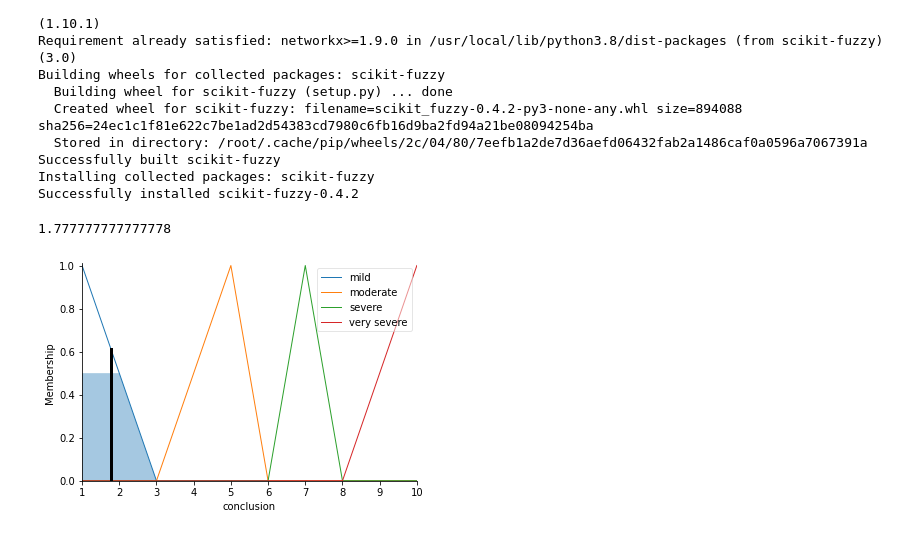
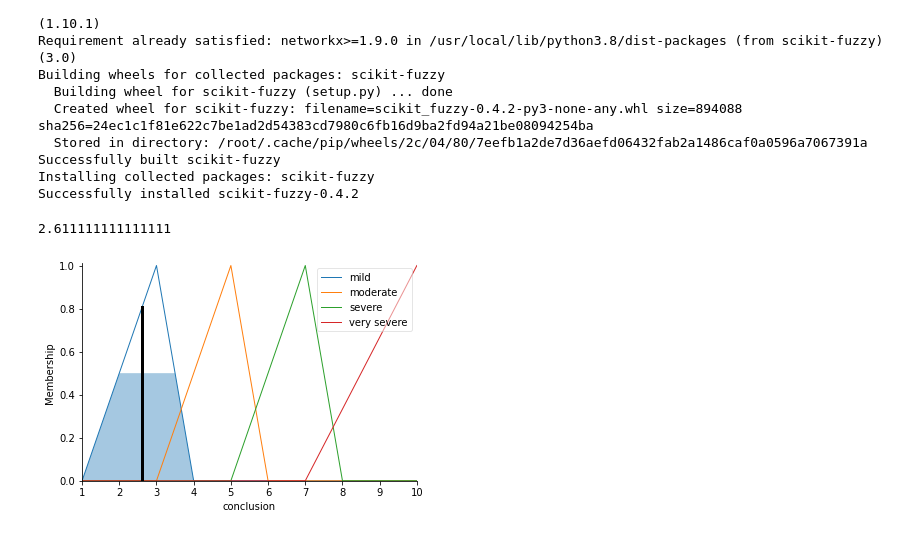
Before and after one commit to doanthanhnam1/DoanThanhNam, a Jupyter notebook: BTVN_1.ipynb, the cells around one changed output. Drawn from its saved outputs; the diff is of its cells as text; code cells hidden in the pictures.

```diff
--- a/BTVN_1.ipynb
+++ b/BTVN_1.ipynb
@@ -37,65 +37,65 @@ MP= ctrl.Antecedent(np.arange(1,11,1),'MP')
 conclusion= ctrl.Consequent(np.arange(1,11,1),'conclusion')
 
 
-fever['mild']=fuzz.trimf(fever.universe,[1,1,3])
+fever['mild']=fuzz.trimf(fever.universe,[1,3,4])
 fever['moderate']=fuzz.trimf(fever.universe,[3,5,6])
-fever['severe']=fuzz.trimf(fever.universe,[6,7,8])
-fever['very severe']=fuzz.trimf(fever.universe,[8,10,10])
+fever['severe']=fuzz.trimf(fever.universe,[5,7,8])
+fever['very severe']=fuzz.trimf(fever.universe,[7,10,10])
 
-headache['mild']=fuzz.trimf(headache.universe,[1,1,3])
+headache['mild']=fuzz.trimf(headache.universe,[1,3,4])
 headache['moderate']=fuzz.trimf(headache.universe,[3,5,6])
-headache['severe']=fuzz.trimf(headache.universe,[6,7,8])
-headache['very severe']=fuzz.trimf(headache.universe,[8,10,10])
+headache['severe']=fuzz.trimf(headache.universe,[5,7,8])
+headache['very severe']=fuzz.trimf(headache.universe,[7,10,10])
 
-nausea['mild']=fuzz.trimf(nausea.universe,[1,1,3])
+nausea['mild']=fuzz.trimf(nausea.universe,[1,3,4])
 nausea['moderate']=fuzz.trimf(nausea.universe,[3,5,6])
-nausea['severe']=fuzz.trimf(nausea.universe,[6,7,8])
-nausea['very severe']=fuzz.trimf(nausea.universe,[8,10,10])
+nausea['severe']=fuzz.trimf(nausea.universe,[5,7,8])
+nausea['very severe']=fuzz.trimf(nausea.universe,[7,10,10])
 
 vomiting['mild']=fuzz.trimf(vomiting.universe,[1,1,3])
 vomiting['moderate']=fuzz.trimf(vomiting.universe,[3,5,6])
-vomiting['severe']=fuzz.trimf(vomiting.universe,[6,7,8])
-vomiting['very severe']=fuzz.trimf(vomiting.universe,[8,10,10])
+vomiting['severe']=fuzz.trimf(vomiting.universe,[5,7,8])
+vomiting['very severe']=fuzz.trimf(vomiting.universe,[7,10,10])
 
-jaundice['mild']=fuzz.trimf(jaundice.universe,[1,1,3])
+jaundice['mild']=fuzz.trimf(jaundice.universe,[1,3,4])
 jaundice['moderate']=fuzz.trimf(jaundice.universe,[3,5,6])
-jaundice['severe']=fuzz.trimf(jaundice.universe,[6,7,8])
-jaundice['very severe']=fuzz.trimf(jaundice.universe,[8,10,10])
+jaundice['severe']=fuzz.trimf(jaundice.universe,[5,7,8])
+jaundice['very severe']=fuzz.trimf(jaundice.universe,[7,10,10])
 
-enlargedLiver['mild']=fuzz.trimf(enlargedLiver.universe,[1,1,3])
+enlargedLiver['mild']=fuzz.trimf(enlargedLiver.universe,[1,3,4])
 enlargedLiver['moderate']=fuzz.trimf(enlargedLiver.universe,[3,5,6])
-enlargedLiver['severe']=fuzz.trimf(enlargedLiver.universe,[6,7,8])
-enlargedLiver['very severe']=fuzz.trimf(enlargedLiver.universe,[8,10,10])
+enlargedLiver['severe']=fuzz.trimf(enlargedLiver.universe,[5,7,8])
+enlargedLiver['very severe']=fuzz.trimf(enlargedLiver.universe,[7,10,10])
 
-jointPain['mild']=fuzz.trimf(jointPain.universe,[1,1,3])
+jointPain['mild']=fuzz.trimf(jointPain.universe,[1,3,4])
 jointPain['moderate']=fuzz.trimf(jointPain.universe,[3,5,6])
-jointPain['severe']=fuzz.trimf(jointPain.universe,[6,7,8])
-jointPain['very severe']=fuzz.trimf(jointPain.universe,[8,10,10])
+jointPain['severe']=fuzz.trimf(jointPain.universe,[5,7,8])
+jointPain['very severe']=fuzz.trimf(jointPain.universe,[7,10,10])
 
-bodyWeakness['mild']=fuzz.trimf(bodyWeakness.universe,[1,1,3])
+bodyWeakness['mild']=fuzz.trimf(bodyWeakness.universe,[1,3,4])
 bodyWeakness['moderate']=fuzz.trimf(bodyWeakness.universe,[3,5,6])
-bodyWeakness['severe']=fuzz.trimf(bodyWeakness.universe,[6,7,8])
-bodyWeakness['very severe']=fuzz.trimf(bodyWeakness.universe,[8,10,10])
+bodyWeakness['severe']=fuzz.trimf(bodyWeakness.universe,[5,7,8])
+bodyWeakness['very severe']=fuzz.trimf(bodyWeakness.universe,[7,10,10])
 
-dizziness['mild']=fuzz.trimf(dizziness.universe,[1,1,3])
+dizziness['mild']=fuzz.trimf(dizziness.universe,[1,3,4])
 dizziness['moderate']=fuzz.trimf(dizziness.universe,[3,5,6])
-dizziness['severe']=fuzz.trimf(dizziness.universe,[6,7,8])
-dizziness['very severe']=fuzz.trimf(dizziness.universe,[8,10,10])
+dizziness['severe']=fuzz.trimf(dizziness.universe,[5,7,8])
+dizziness['very severe']=fuzz.trimf(dizziness.universe,[7,10,10])
 
-lossOfAppetite['mild']=fuzz.trimf(lossOfAppetite.universe,[1,1,3])
+lossOfAppetite['mild']=fuzz.trimf(lossOfAppetite.universe,[1,3,4])
 lossOfAppetite['moderate']=fuzz.trimf(lossOfAppetite.universe,[3,5,6])
-lossOfAppetite['severe']=fuzz.trimf(lossOfAppetite.universe,[6,7,8])
-lossOfAppetite['very severe']=fuzz.trimf(lossOfAppetite.universe,[8,10,10])
+lossOfAppetite['severe']=fuzz.trimf(lossOfAppetite.universe,[5,7,8])
+lossOfAppetite['very severe']=fuzz.trimf(lossOfAppetite.universe,[7,10,10])
 
-MP['mild']=fuzz.trimf(MP.universe,[1,1,3])
+MP['mild']=fuzz.trimf(MP.universe,[1,3,4])
 MP['moderate']=fuzz.trimf(MP.universe,[3,5,6])
-MP['severe']=fuzz.trimf(MP.universe,[6,7,8])
-MP['very severe']=fuzz.trimf(MP.universe,[8,10,10])
+MP['severe']=fuzz.trimf(MP.universe,[5,7,8])
+MP['very severe']=fuzz.trimf(MP.universe,[7,10,10])
 
-conclusion['mild']=fuzz.trimf(conclusion.universe,[1,1,3])
+conclusion['mild']=fuzz.trimf(conclusion.universe,[1,3,4])
 conclusion['moderate']=fuzz.trimf(conclusion.universe,[3,5,6])
-conclusion['severe']=fuzz.trimf(conclusion.universe,[6,7,8])
-conclusion['very severe']=fuzz.trimf(conclusion.universe,[8,10,10])
+conclusion['severe']=fuzz.trimf(conclusion.universe,[5,7,8])
+conclusion['very severe']=fuzz.trimf(conclusion.universe,[7,10,10])
 
 
 rule1 = ctrl.Rule(fever['mild']&headache['mild']&nausea['mild']&vomiting['mild']&jaundice['mild']&enlargedLiver['mild']&jointPain['mild']&bodyWeakness['mild']&dizziness['severe']&lossOfAppetite['mild']&MP['mild'],conclusion['mild'])
@@ -110,32 +110,32 @@ rule9 = ctrl.Rule(fever['moderate']&headache['mild']&nausea['moderate']&vomiting
 rule10 = ctrl.Rule(fever['mild']&headache['mild']&nausea['moderate']&vomiting['moderate']&jaundice['mild']&enlargedLiver['moderate']&jointPain['mild']&bodyWeakness['mild']&dizziness['mild']&lossOfAppetite['mild']&MP['mild'],conclusion['mild'])
 rule11 = ctrl.Rule(fever['severe']&headache['severe']&nausea['severe']&vomiting['severe']&jaundice['severe']&enlargedLiver['severe']&jointPain['severe']&bodyWeakness['very severe']&dizziness['severe']&lossOfAppetite['severe']&MP['moderate'],conclusion['very severe'])
 rule12 = ctrl.Rule(fever['moderate']&headache['severe']&nausea['moderate']&vomiting['severe']&jaundice['moderate']&enlargedLiver['severe']&jointPain['moderate']&bodyWeakness['severe']&dizziness['moderate']&lossOfAppetite['mild']&MP['moderate'],conclusion['severe'])
 rule13 = ctrl.Rule(fever['mild']&headache['moderate']&nausea['moderate']&vomiting['moderate']&jaundice['mild']&enlargedLiver['mild']&jointPain['mild']&bodyWeakness['moderate']&dizziness['mild']&lossOfAppetite['moderate']&MP['moderate'],conclusion['moderate'])
 rule14 = ctrl.Rule(fever['severe']&headache['severe']&nausea['moderate']&vomiting['severe']&jaundice['severe']&enlargedLiver['severe']&jointPain['severe']&bodyWeakness['severe']&dizziness['moderate']&lossOfAppetite['moderate']&MP['severe'],conclusion['severe'])
 rule15 = ctrl.Rule(fever['mild']&headache['mild']&nausea['mild']&vomiting['moderate']&jaundice['mild']&enlargedLiver['mild']&jointPain['mild']&bodyWeakness['severe']&dizziness['mild']&lossOfAppetite['severe']&MP['moderate'],conclusion['severe'])
 rule16 = ctrl.Rule(fever['very severe']&headache['moderate']&nausea['mild']&vomiting['moderate']&jaundice['severe']&enlargedLiver['moderate']&jointPain['mild']&bodyWeakness['very severe']&dizziness['severe']&lossOfAppetite['mild']&MP['moderate'],conclusion['very severe'])
 rule17 = ctrl.Rule(fever['mild']&headache['very severe']&nausea['moderate']&vomiting['moderate']&jaundice['mild']&enlargedLiver['moderate']&jointPain['mild']&bodyWeakness['moderate']&dizziness['very severe']&lossOfAppetite['mild']&MP['moderate'],conclusion['very severe'])
 rule18 = ctrl.Rule(fever['moderate']&headache['very severe']&nausea['very severe']&vomiting['mild']&jaundice['severe']&enlargedLiver['severe']&jointPain['moderate']&bodyWeakness['severe']&dizziness['very severe']&lossOfAppetite['very severe']&MP['severe'],conclusion['very severe'])
 rule19 = ctrl.Rule(fever['moderate']&headache['moderate']&nausea['moderate']&vomiting['moderate']&jaundice['mild']&enlargedLiver['mild']&jointPain['moderate']&bodyWeakness['moderate']&dizziness['moderate']&lossOfAppetite['moderate']&MP['moderate'],conclusion['moderate'])
 rule20 = ctrl.Rule(fever['very severe']&headache['severe']&nausea['severe']&vomiting['severe']&jaundice['severe']&enlargedLiver['severe']&jointPain['severe']&bodyWeakness['severe']&dizziness['severe']&lossOfAppetite['severe']&MP['moderate'],conclusion['very severe'])
 
 
 conclusion_ctrl=ctrl.ControlSystem([rule1,rule2, rule3,rule4,rule5,rule6,rule7,rule8,rule9,rule10,rule11,rule12,rule13,rule13,rule14,rule15,rule16,rule17,rule18,rule19,rule20])
 CtrlConclusion = ctrl.ControlSystemSimulation(conclusion_ctrl)
 CtrlConclusion.input['fever']= 2
 CtrlConclusion.input['headache']=2
 CtrlConclusion.input['nausea']=2
 CtrlConclusion.input['vomiting']=2
 CtrlConclusion.input['jaundice']=2
 CtrlConclusion.input['enlargedLiver']=2
 CtrlConclusion.input['jointPain']=2
 CtrlConclusion.input['bodyWeakness']=2
 CtrlConclusion.input['dizziness']=7
 CtrlConclusion.input['lossOfAppetite']=2
 CtrlConclusion.input['MP']=2
 CtrlConclusion.compute()
 print(CtrlConclusion.output['conclusion'])
 conclusion.view(sim=CtrlConclusion)
 # %% [output]
-1.777777777777778
+2.611111111111111
-[figure, old version]
+[figure, new version]
```
